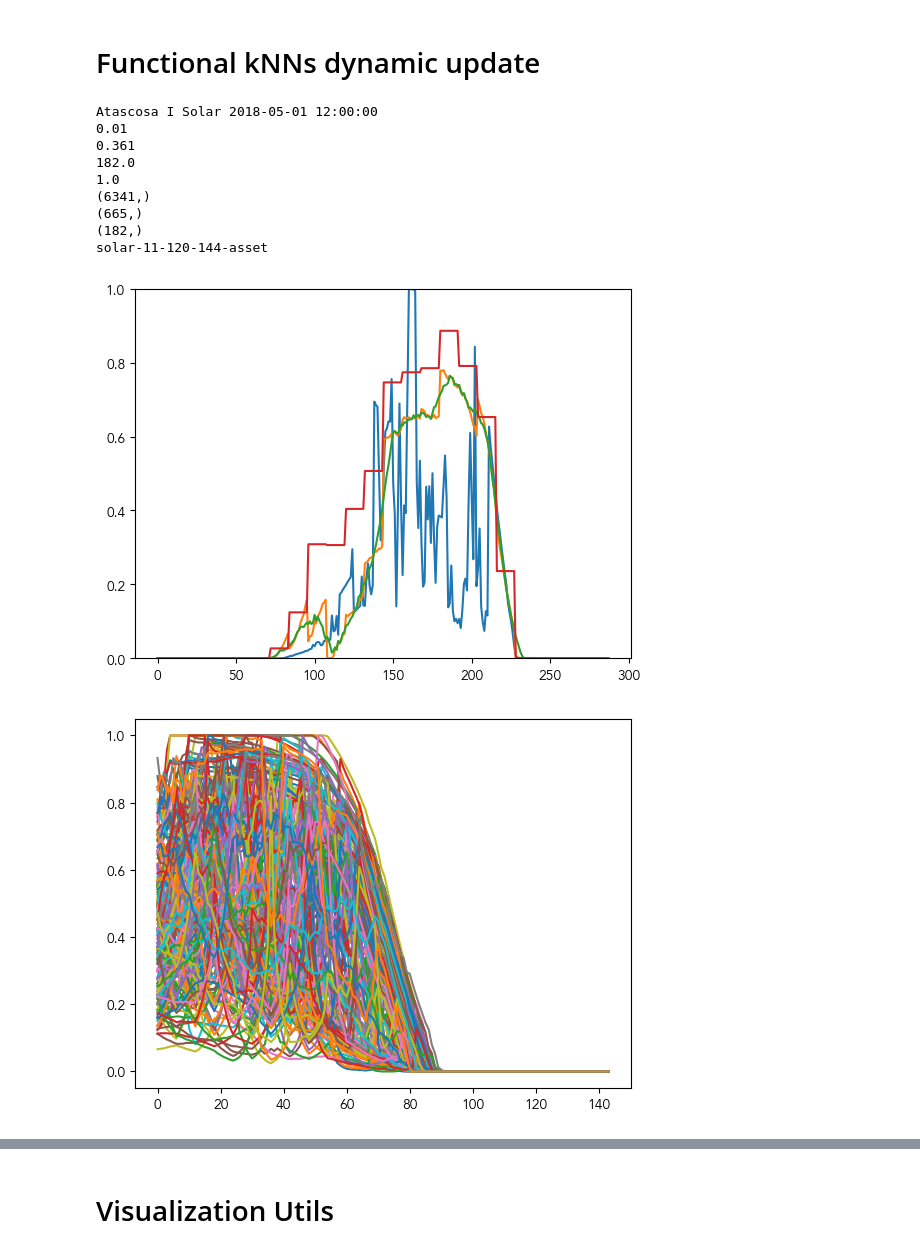
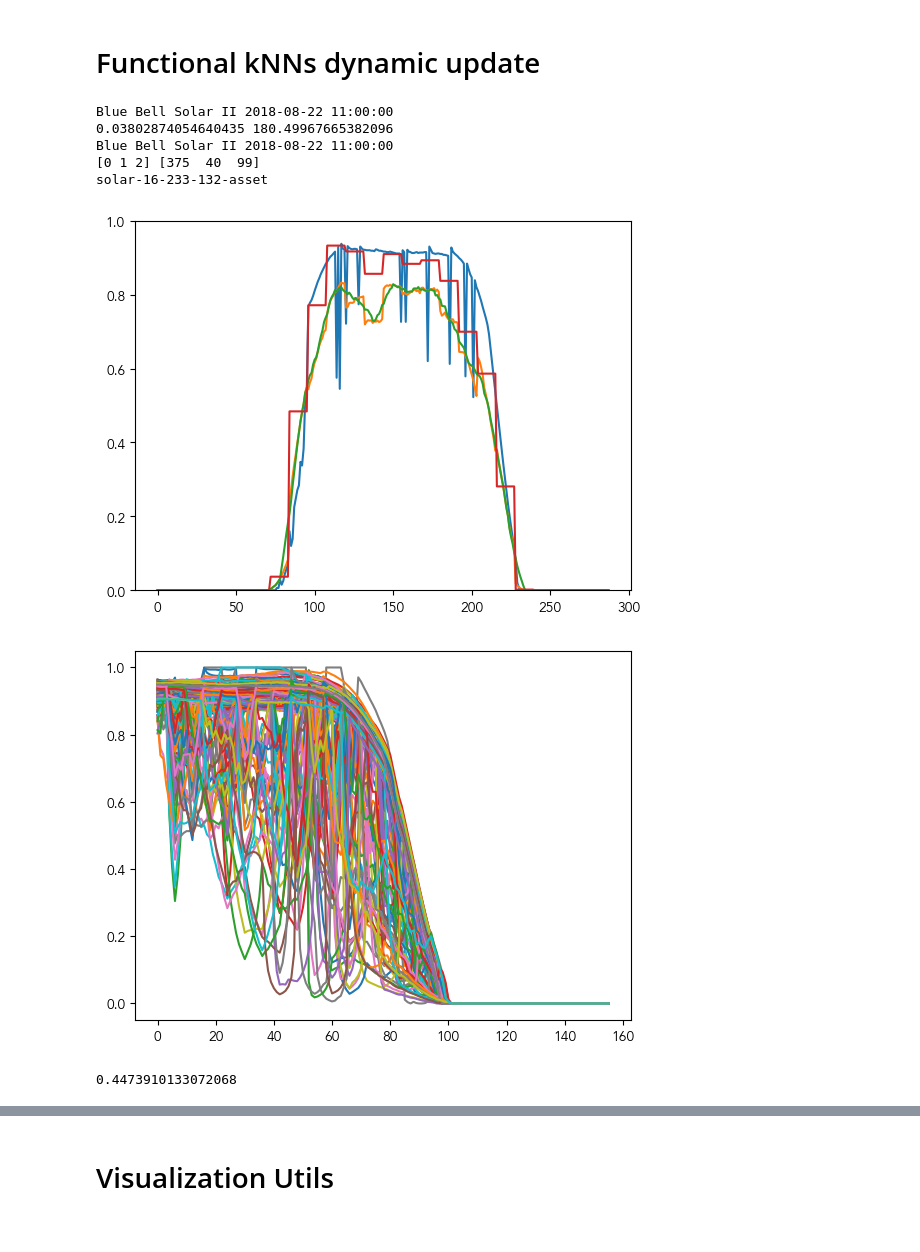
Before and after one commit to gterren/functional_forecast_dynamic_update, a Jupyter notebook: notebooks/solar_asset_ffc_viz.ipynb, the cells around one changed output, grey strips where cells are left out. Cells and saved outputs as stored; diff of their text form; code cells hidden in the pictures.

```diff
--- a/notebooks/solar_asset_ffc_viz.ipynb
+++ b/notebooks/solar_asset_ffc_viz.ipynb
@@ -94,10 +94,11 @@ print(E_tr_biased_.shape, E_ts_biased_.shape)
 (76593, 288) (364, 288, 211)
 # %%
 exp_description="unbiased-025"
-_init = {120: 4, 144: 4, 168: 2}
+_init = {120: 5, 132: 1, 144: 3, 168: 3}
+_init = {120: 5, 132: 3, 144: 3, 168: 3}
 
-exp_description="biased-025"
-_init = {120: 1, 144: 2, 168: 4}
+# exp_description="biased-025"
+# _init = {120: 3, 144: 2, 168: 2}
 
 hyper_, envelope_ = loader.hyperparameters(
     _init,
@@ -112,17 +113,4 @@ hyper_.loc['length_scale_f'] = 1./hyper_.loc['tau']
 hyper_.loc['length_scale_e'] = hyper_.loc['length_scale_f']*hyper_.loc['rho_e']
 hyper_.loc['length_scale_d'] = hyper_.loc['length_scale_f']*hyper_.loc['rho_d']
 print(hyper_)
-# print(envelope_)
-
-stats_, funcs_ = loader.get_stats(
-    _init,
-    resource,
-    method,
-    aggregation,
-    exp_description,
-    T,
-    VALIDATION,
-)
-# print(stats_)
-# print(funcs_)
 # %% [output]
@@ -144,9 +165,9 @@ length_scale_d     0.850801     3.222521    24.643697
 # %% [markdown]
 # Functional kNNs dynamic update
 # %%
-day = 120
-asset = 11
-interval = 144
+day = 233
+asset = 16
+interval = 132
 
 _fdu = functional_dynamic_update(
     _distances = {"temporal": "seasonal_equinox", "spatial": "haversine", 'fusion': 'dynamic'},
@@ -172,56 +193,52 @@ M_ = _fdu.predict(
     F_ts_[day, :interval, asset], E_ts_lin_[day, :, asset], X_ts_[asset, :], t_ts_[day],
     forget_rate_f = get_hyper(hyper_, 'forget_rate_f', interval),
     forget_rate_e = get_hyper(hyper_, 'forget_rate_e', interval),
+    lookahead_rate = get_hyper(hyper_, 'lookahead_rate', interval),
     length_scale_f = get_hyper(hyper_, 'length_scale_f', interval),
     length_scale_e = get_hyper(hyper_, 'length_scale_e', interval),
-    lookup_rate = get_hyper(hyper_, 'lookup_rate', interval),
-    trust_rate = get_hyper(hyper_, 'trust_rate', interval),
-    nu = get_hyper(hyper_, 'nu', interval)/12,
-    gamma = get_hyper(hyper_, 'gamma', interval),
-    xi = get_hyper(hyper_, 'xi', interval),
+    length_scale_d = get_hyper(hyper_, 'length_scale_d', interval),
+    sigma = get_hyper(hyper_, 'sigma', interval),
+    nu = 1.,
+    kappa_0 = get_hyper(hyper_, 'kappa_0', interval),
     kappa = get_hyper(hyper_, 'kappa', interval),
     p_fusion = get_hyper(hyper_, 'p_fusion', interval)
 )
-print(get_hyper(hyper_, 'length_scale_f', interval))
-print(get_hyper(hyper_, 'length_scale_e', interval))
-print(get_hyper(hyper_, 'kappa', interval))
-print(get_hyper(hyper_, 'p_fusion', interval))
-
-print(_fdu.idx_neighbors_.shape)
-print(_fdu.idx_temporal_.shape)
-print(_fdu.idx_spatial_.shape)
+print(np.exp(_fdu.xi), _fdu.r)
+x_, y_ = np.unique(_fdu.arg_fed_[_fdu.idx_fed_], return_counts=True)
+print(_fdu.name, _fdu.date)
+print(x_, y_)
 
 # Plotting variables
 e_ = E_ts_[day, :, asset]
 e_lin_ = E_ts_lin_[day, :, asset]
 e_biased_ = E_ts_biased_[day, :, asset]
 f_ = F_ts_[day, :interval, asset]
 f_hat_ = F_ts_[day, interval:, asset]
 x_ts_ = X_ts_[asset, :]
 
 file_name = f"{resource}-{asset}-{day}-{interval}-asset"
 print(file_name)
 
 plt.figure()
 plt.plot(F_ts_[day, :, asset])
 plt.plot(e_)
 plt.plot(e_lin_)
 plt.plot(e_biased_)
 plt.ylim(0, 1)
 plt.show()
 
 plt.figure()
 plt.plot(M_.T)
 plt.show()
+print(M_.mean())
+# Bluebonnet Solar
+# BlueBell Solar
 # %% [output]
-Atascosa I Solar 2018-05-01 12:00:00
-0.01
-0.361
-182.0
-1.0
-(6341,)
-(665,)
-(182,)
-solar-11-120-144-asset
+Blue Bell Solar II 2018-08-22 11:00:00
+0.03802874054640435 180.49967665382096
+Blue Bell Solar II 2018-08-22 11:00:00
+[0 1 2] [375  40  99]
+solar-16-233-132-asset
-[figure, old version]
+[figure, new version]
-[figure, old version]
+[figure, new version]
+0.4473910133072068
```
Also changed, not shown: parts of 23 cells of this notebook, 8 other files.
